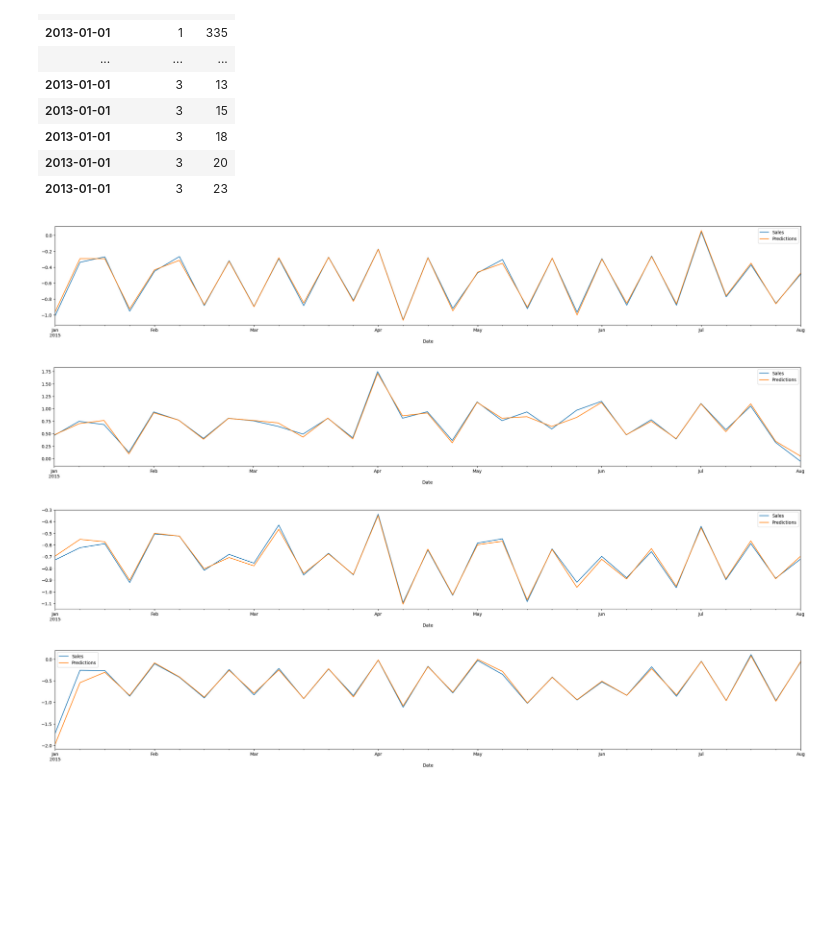
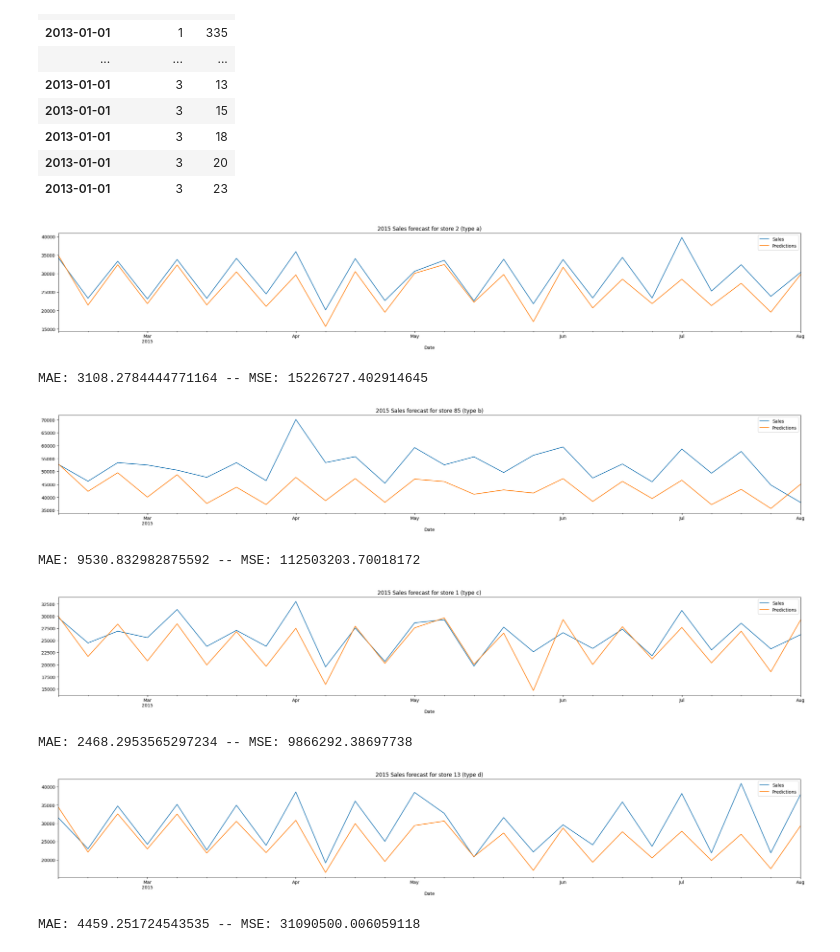
Before and after one commit to TheCamilovisk/RossmannSalesForecasting, a Jupyter notebook: 03.2 - XGBoost_multi_store_model.ipynb, the cells around one changed output. Saved outputs shown, nothing was run; the diff lists cells and outputs as text; code cells hidden in the pictures; blank space fills up the shorter version.

Commit message:
Finishing the multi store notebook code.

```diff
--- a/03.2 - XGBoost_multi_store_model.ipynb
+++ b/03.2 - XGBoost_multi_store_model.ipynb
@@ -295,0 +330,7 @@ Forecasting results:
+# %%
+def extract_time_features(df: pd.DataFrame) -> pd.DataFrame:
+    df_copy = df.copy()
+    df_copy["Year"] = df_copy.index.year
+    df_copy["Month"] = df_copy.index.month
+    df_copy["WeekOfYear"] = df_copy.index.isocalendar().week
+    return df_copy
@@ -296,3 +353,19 @@ Forecasting results:
+# %%
+def get_forecast(extra_features_df: pd.DataFrame, history_df: pd.DataFrame, model: xgboost.XGBModel) -> pd.DataFrame:
+    extended_features_df = extract_time_features(extract_dummy_features(extra_features_df))
+
+    results_df = pd.DataFrame(index=extended_features_df.index)
+
+    predictions_list = []
+    for i in range(len(extended_features_df)):
+        features = extract_historic_features(extended_features_df.iloc[i, :], history_df)
+        prediction = model.predict(features.values[np.newaxis, :])[0]
+        predictions_list.append(prediction)
+        features["Sales"] = prediction
+        history_df = pd.concat([history_df, features.to_frame().T.convert_dtypes()])
+
+    results_df["Predictions"] = sales_transform.inverse_transform([predictions_list]).squeeze()
+    return results_df
 # %%
 (
     stores_sales_df.loc["2013-01-01"][["StoreType", "Store"]]
@@ -323,22 +396,40 @@ Forecasting results:
 # %%
 selected_stores = {
     "a": 2,
     "b": 85,
     "c": 1,
     "d": 13
 }
 
 for store_type, store_id in selected_stores.items():
-    sample = validation_weekly_stores_sales_df[validation_weekly_stores_sales_df.Store == store_id].set_index("Date")
-    sample["Predictions"] = xgbr_regressor.predict(sample.drop("Sales", axis="columns"))
+    history_df = weekly_stores_sales_df[weekly_stores_sales_df.Store == store_id].set_index("Date")
+
+    validation_sample = (
+        validation_weekly_stores_sales_df[validation_weekly_stores_sales_df.Store == store_id].set_index("Date")
+    )
+    validation_trues = validation_sample.pop("Sales")
+
+    results_df = get_forecast(validation_sample, history_df, xgbr_regressor)
+    results_df["Sales"] = validation_trues
+
+    mae = mean_absolute_error(results_df["Sales"], results_df["Predictions"])
+    mse = mean_squared_error(results_df["Sales"], results_df["Predictions"])
 
     plt.figure()
+    plt.title(f"2015 Sales forecast for store {store_id} (type {store_type})");
 
-    ax = sample["Sales"].plot(kind="line", figsize=(30, 4))
-    sample["Predictions"].plot(kind="line", ax=ax)
+    ax = results_df["Sales"].plot(kind="line", figsize=(30, 4))
+    results_df["Predictions"].plot(kind="line", ax=ax)
     ax.legend();
+    plt.show()
+
+    print(f"MAE: {mae} -- MSE: {mse}")
 # %% [output]
-[figure, old version]
+[figure, new version]
+MAE: 3108.2784444771164 -- MSE: 15226727.402914645
-[figure, old version]
+[figure, new version]
+MAE: 9530.832982875592 -- MSE: 112503203.70018172
-[figure, old version]
+[figure, new version]
+MAE: 2468.2953565297234 -- MSE: 9866292.38697738
-[figure, old version]
+[figure, new version]
+MAE: 4459.251724543535 -- MSE: 31090500.006059118
```
Also changed, not shown: parts of 14 cells of this notebook.
